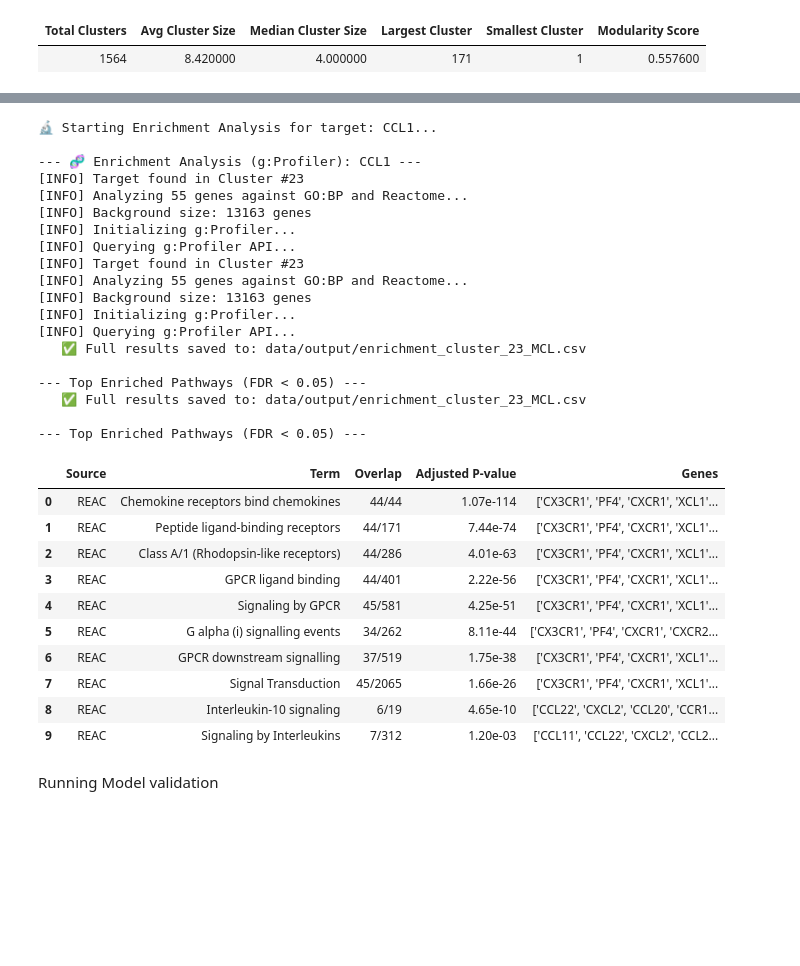
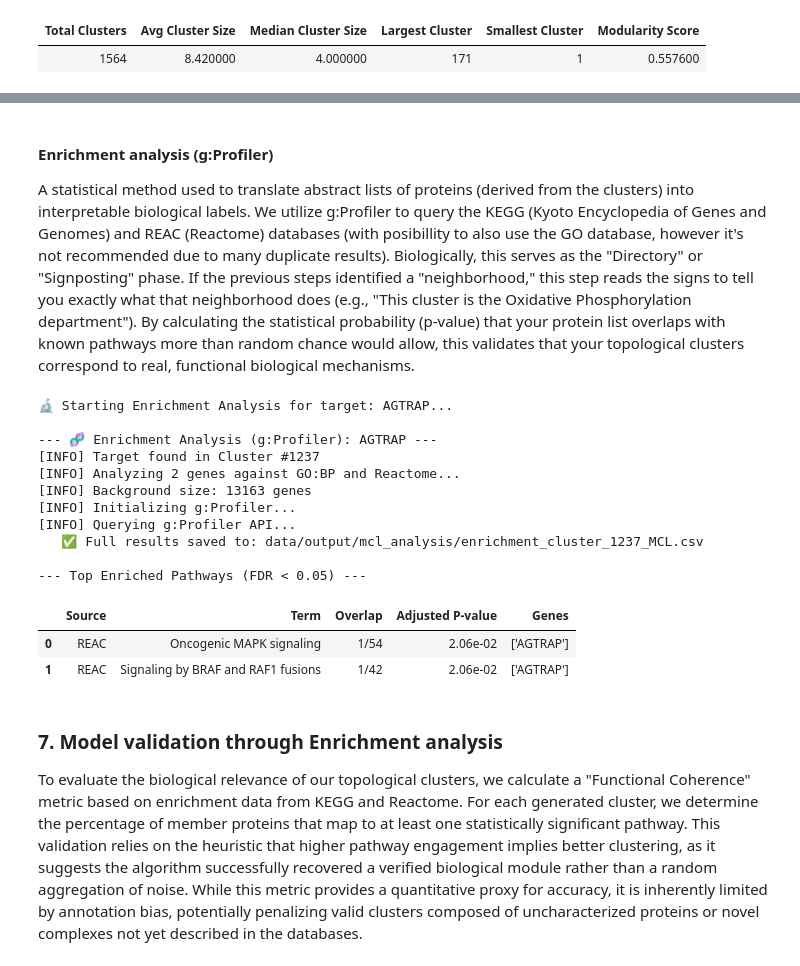
Before and after one commit to DTU-MVH/CLARITY, a Jupyter notebook: main.ipynb, the cells around one changed output, grey strips where cells are left out. Drawn from its saved outputs; the diff is of its cells as text; code cells hidden in the pictures; blank space fills up the shorter version.

```diff
--- a/main.ipynb
+++ b/main.ipynb
@@ -251,14 +210,16 @@ from bottleneck_analysis import btl_anal
 from IPython.display import display, IFrame, Image
 
 # --- USER INPUT ---
-TARGET = "AGTRAP"
-PICKLE_FILE = "data/output/louvain_clust_julle.pkl"
-OUTPUT_DIR = "data/output"
+# Define a global Target Protein to analyze
+TARGET_PROTEIN = "AGTRAP"
+
+target_protein = TARGET_PROTEIN
+pickle_file = PICKLE_FILE
+output_dir = OUTPUT_DIR
 # ------------------
 
 # Call the function
-result = btl_anal(TARGET, PICKLE_FILE, OUTPUT_DIR)
-
+result = btl_anal(target_protein, pickle_file, output_dir)
 # Check results
 if result["error"]:
     print(f"❌ {result['error']}")
@@ -328,8 +319,8 @@ from cluster_overview import (
     get_proteins_in_cluster
 )
 
-# Config
+# Configate desired global variables
 PICKLE_FILE = "data/output/mcl_data.pkl"
-OUTPUT_DIR = "data/output"
+OUTPUT_DIR = "data/output/mcl_analysis"
 # %% [markdown]
 
@@ -455,6 +441,8 @@ else:
+# %% [markdown]
+#### Enrichment analysis (g:Profiler)
+
+A statistical method used to translate abstract lists of proteins (derived from the clusters) into interpretable biological labels. We utilize g:Profiler to query the KEGG (Kyoto Encyclopedia of Genes and Genomes) and REAC (Reactome) databases (with posibillity to also use the GO database, however it's not recommended due to many duplicate results). Biologically, this serves as the "Directory" or "Signposting" phase. If the previous steps identified a "neighborhood," this step reads the signs to tell you exactly what that neighborhood does (e.g., "This cluster is the Oxidative Phosphorylation department"). By calculating the statistical probability (p-value) that your protein list overlaps with known pathways more than random chance would allow, this validates that your topological clusters correspond to real, functional biological mechanisms.
 # %%
-TARGET_PROTEIN = "CCL1"
-
 import sys
 import os
 from IPython.display import display, HTML
@@ -470,58 +458,44 @@ if 'enrichment_analysis_2' in sys.modules:
     importlib.reload(sys.modules['enrichment_analysis_2'])
 
 #enrichment analysis
 # 2. Import the function
 from enrichment_analysis_2 import run_enrichment_analysis
 
 # --- USER CONFIGURATION ---
 target_protein = TARGET_PROTEIN             # The protein you are investigating
 pickle_file = PICKLE_FILE # Or "louvain_data.pkl" depending on which method you want to test
 output_dir = OUTPUT_DIR             # Where to save the CSV results
 # --------------------------
 
 print(f"🔬 Starting Enrichment Analysis for target: {TARGET_PROTEIN}...")
 
 # 3. Run the analysis
 # This function will:
 #   - Load the graph data
 #   - Find the cluster containing SNCAIP
 #   - Run ORA (Over-Representation Analysis) against Hallmark gene sets
 #   - Save results to CSV
 #   - Display top pathways automatically
 results_df = run_enrichment_analysis(target_protein, pickle_file, output_dir,clust_algo_used="MCL")
 # %% [output]
-🔬 Starting Enrichment Analysis for target: CCL1...
+🔬 Starting Enrichment Analysis for target: AGTRAP...
 
---- 🧬 Enrichment Analysis (g:Profiler): CCL1 ---
-[INFO] Target found in Cluster #23
-[INFO] Analyzing 55 genes against GO:BP and Reactome...
+--- 🧬 Enrichment Analysis (g:Profiler): AGTRAP ---
+[INFO] Target found in Cluster #1237
+[INFO] Analyzing 2 genes against GO:BP and Reactome...
 [INFO] Background size: 13163 genes
 [INFO] Initializing g:Profiler...
 [INFO] Querying g:Profiler API...
-[INFO] Target found in Cluster #23
-[INFO] Analyzing 55 genes against GO:BP and Reactome...
-[INFO] Background size: 13163 genes
-[INFO] Initializing g:Profiler...
-[INFO] Querying g:Profiler API...
-   ✅ Full results saved to: data/output/enrichment_cluster_23_MCL.csv
+   ✅ Full results saved to: data/output/mcl_analysis/enrichment_cluster_1237_MCL.csv
 
 --- Top Enriched Pathways (FDR < 0.05) ---
-   ✅ Full results saved to: data/output/enrichment_cluster_23_MCL.csv
-
---- Top Enriched Pathways (FDR < 0.05) ---
 |  | Source | Term | Overlap | Adjusted P-value | Genes |
-| 0 | REAC | Chemokine receptors bind chemokines | 44/44 | 1.07e-114 | ['CX3CR1', 'PF4', 'CXCR1', 'XCL1'... |
-| 1 | REAC | Peptide ligand-binding receptors | 44/171 | 7.44e-74 | ['CX3CR1', 'PF4', 'CXCR1', 'XCL1'... |
-| 2 | REAC | Class A/1 (Rhodopsin-like receptors) | 44/286 | 4.01e-63 | ['CX3CR1', 'PF4', 'CXCR1', 'XCL1'... |
-| 3 | REAC | GPCR ligand binding | 44/401 | 2.22e-56 | ['CX3CR1', 'PF4', 'CXCR1', 'XCL1'... |
-| 4 | REAC | Signaling by GPCR | 45/581 | 4.25e-51 | ['CX3CR1', 'PF4', 'CXCR1', 'XCL1'... |
-| 5 | REAC | G alpha (i) signalling events | 34/262 | 8.11e-44 | ['CX3CR1', 'PF4', 'CXCR1', 'CXCR2... |
-| 6 | REAC | GPCR downstream signalling | 37/519 | 1.75e-38 | ['CX3CR1', 'PF4', 'CXCR1', 'XCL1'... |
-| 7 | REAC | Signal Transduction | 45/2065 | 1.66e-26 | ['CX3CR1', 'PF4', 'CXCR1', 'XCL1'... |
-| 8 | REAC | Interleukin-10 signaling | 6/19 | 4.65e-10 | ['CCL22', 'CXCL2', 'CCL20', 'CCR1... |
-| 9 | REAC | Signaling by Interleukins | 7/312 | 1.20e-03 | ['CCL11', 'CCL22', 'CXCL2', 'CCL2... |
+| 0 | REAC | Oncogenic MAPK signaling | 1/54 | 2.06e-02 | ['AGTRAP'] |
+| 1 | REAC | Signaling by BRAF and RAF1 fusions | 1/42 | 2.06e-02 | ['AGTRAP'] |
 # %% [markdown]
-Running Model validation
+### 7. Model validation through Enrichment analysis
+
+To evaluate the biological relevance of our topological clusters, we calculate a "Functional Coherence" metric based on enrichment data from KEGG and Reactome. For each generated cluster, we determine the percentage of member proteins that map to at least one statistically significant pathway. This validation relies on the heuristic that higher pathway engagement implies better clustering, as it suggests the algorithm successfully recovered a verified biological module rather than a random aggregation of noise. While this metric provides a quantitative proxy for accuracy, it is inherently limited by annotation bias, potentially penalizing valid clusters composed of uncharacterized proteins or novel complexes not yet described in the databases.
 # %%
 import sys
 # Ensure Python can find your module folder
```
Also changed, not shown: parts of 31 cells of this notebook.
